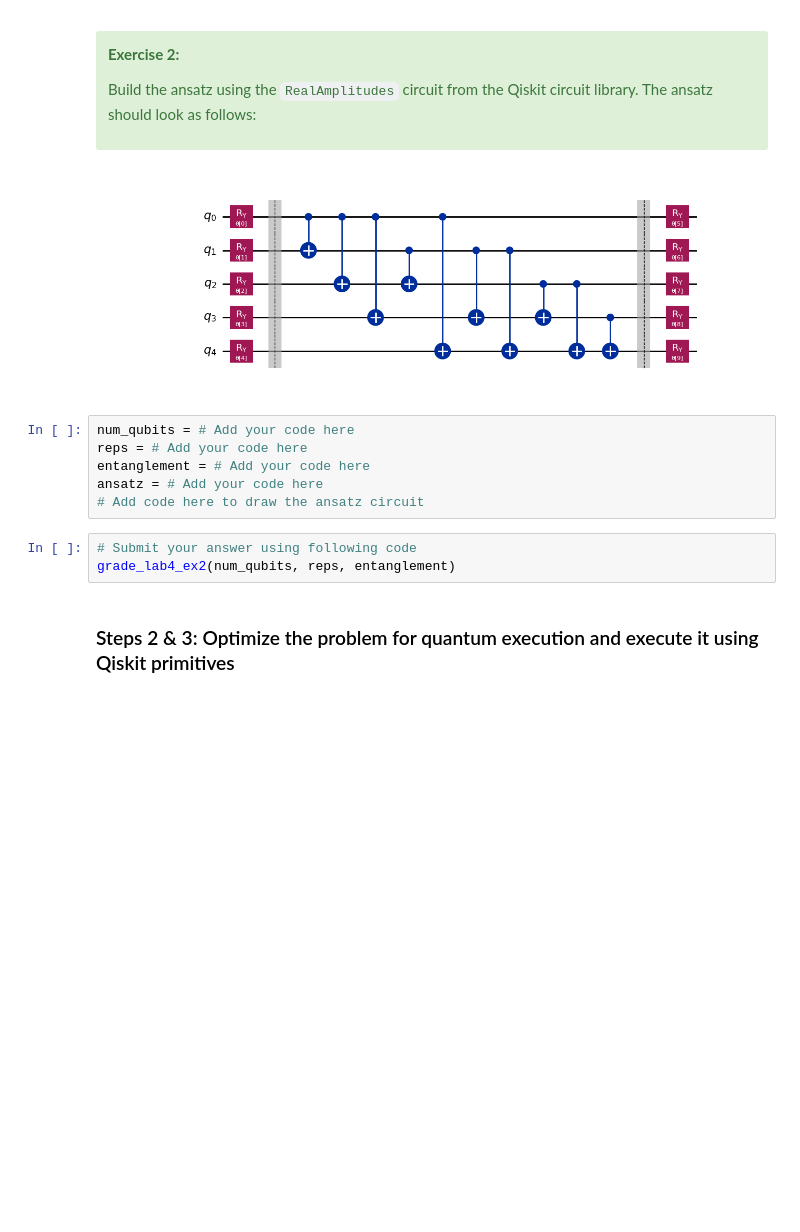
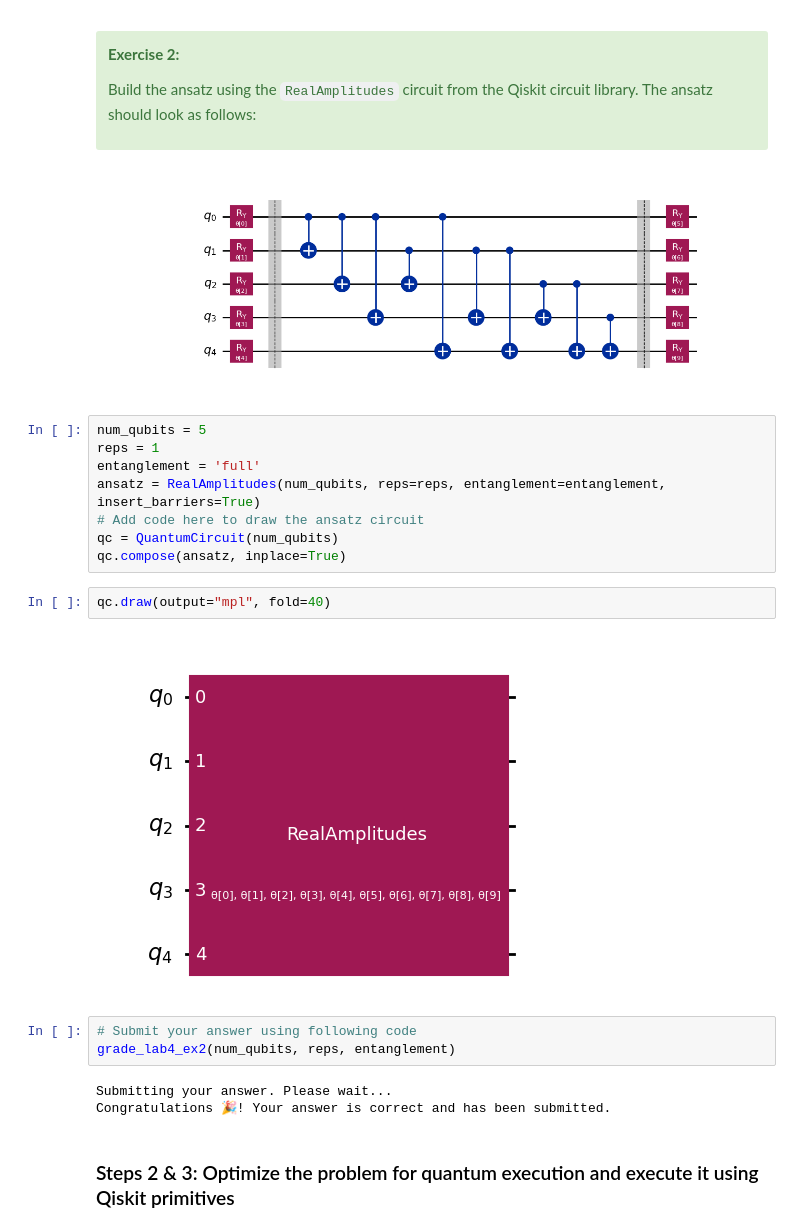
Before and after one commit to Trapti04/Quantum-Computing-basics, a Jupyter notebook: lab_4.ipynb, the cells around one changed output. Cells and saved outputs as stored; diff of their text form; blank space fills up the shorter version.

```diff
--- a/lab_4.ipynb
+++ b/lab_4.ipynb
@@ -252,15 +254,24 @@
 </div>
 
 <img src="embedded-picture-1"/>
-# %%
-num_qubits = # Add your code here
-reps = # Add your code here
-entanglement = # Add your code here
-ansatz = # Add your code here
-# Add code here to draw the ansatz circuit
+# %%
+num_qubits = 5
+reps = 1
+entanglement = 'full'
+ansatz = RealAmplitudes(num_qubits, reps=reps, entanglement=entanglement, insert_barriers=True)
+# Add code here to draw the ansatz circuit
+qc = QuantumCircuit(num_qubits)
+qc.compose(ansatz, inplace=True)
+# %%
+qc.draw(output="mpl", fold=40)
+# %% [output]
+[figure, added]
 # %%
 # Submit your answer using following code
 grade_lab4_ex2(num_qubits, reps, entanglement)
+# %% [output]
+Submitting your answer. Please wait...
+Congratulations 🎉! Your answer is correct and has been submitted.
 # %% [markdown]
 ### Steps 2 & 3: Optimize the problem for quantum execution and execute it using Qiskit primitives
 # %% [markdown]
```
Also changed, not shown: parts of 13 cells of this notebook.
